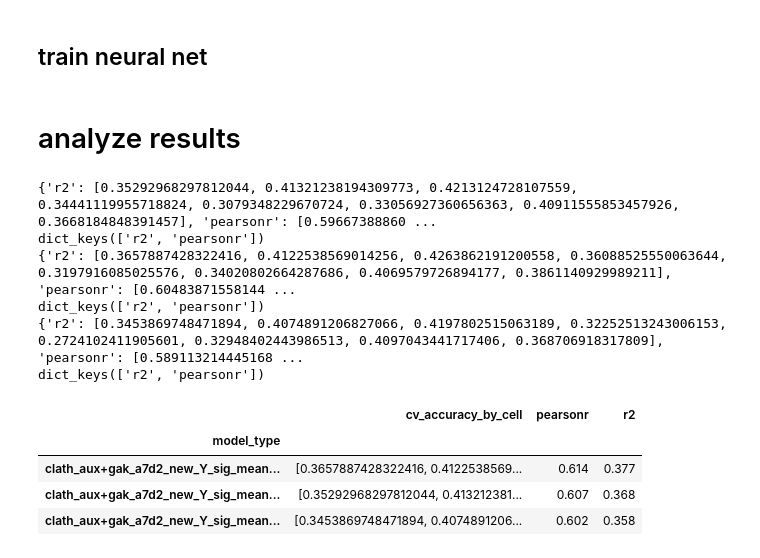
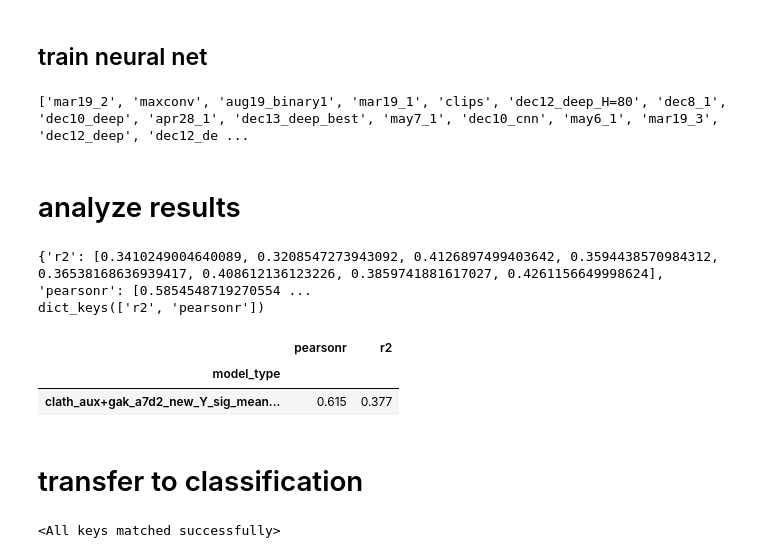
Before and after one commit to Yu-Group/molecular-partner-prediction, a Jupyter notebook: notebooks/08_deep_learning.ipynb, the cells around one changed output. Saved outputs shown, nothing was run; the diff lists cells and outputs as text; code cells hidden in the pictures.

Commit message:
add lstm model

```diff
--- a/notebooks/08_deep_learning.ipynb
+++ b/notebooks/08_deep_learning.ipynb
@@ -72,16 +82,19 @@ for dset in dsets:
 # %% [markdown]
 ## train neural net
 # %%
-# decide on architecture
-#out_dir = f'{DIR_RESULTS}/dec10_deep'
-out_dir = f'results/regression/deep_learning/Dec11'
+df_train = dfs[('clath_aux+gak_a7d2_new', 'train')]
+print(os.listdir(DIR_RESULTS))
+out_dir = f'{DIR_RESULTS}/dec13_deep_best'
+# out_dir = f'results/regression/deep_learning/Dec11'
+# %% [output]
+['mar19_2', 'maxconv', 'aug19_binary1', 'mar19_1', 'clips', 'dec12_deep_H=80', 'dec8_1', 'dec10_deep', 'apr28_1', 'dec13_deep_best', 'may7_1', 'dec10_cnn', 'may6_1', 'mar19_3', 'dec12_deep', 'dec12_de ...
 # %%
 os.makedirs(out_dir, exist_ok=True)
 outcome_def = 'Y_sig_mean_normalized'
 num_epochs = 100
 num_hidden = 40
-for model_type in ['nn_cnn', 'fcnn', 'nn_lstm']: # = 'nn_cnn' # 'nn_lstm', 'fcnn', 'nn_cnn', 'nn_attention'
-    train_reg.train_reg(df,
+for model_type in ['nn_lstm']: #['nn_cnn', 'fcnn', 'nn_lstm']: # = 'nn_cnn' # 'nn_lstm', 'fcnn', 'nn_cnn', 'nn_attention'
+    train_reg.train_reg(df_train,
                         feat_names=feat_names,
                         track_name='X_same_length_normalized',
                         model_type=model_type,
@@ -94,21 +107,23 @@ for model_type in ['nn_cnn', 'fcnn', 'nn_lstm']: # = 'nn_cnn' # 'nn_lstm', 'fcnn
 # %%
 results = train_reg.load_results(out_dir)
 r = results
 r = r[[k for k in r if not 'std' in k]]
 r = r[[k for k in r if not '_f' in k]]
 # r = r[r.index.str.contains('ros')] # only use random sampling
 r = r.sort_values(by=['r2'], ascending=False)
 # r.style.background_gradient(cmap='viridis', axis=None) # all values on same cmap
-r
+r[['pearsonr', 'r2']]
 # %% [output]
-{'r2': [0.35292968297812044, 0.41321238194309773, 0.4213124728107559, 0.34441119955718824, 0.3079348229670724, 0.33056927360656363, 0.40911555853457926, 0.3668184848391457], 'pearsonr': [0.59667388860 ...
+{'r2': [0.3410249004640089, 0.3208547273943092, 0.4126897499403642, 0.3594438570984312, 0.36538168636939417, 0.408612136123226, 0.3859741881617027, 0.4261156649998624], 'pearsonr': [0.5854548719270554 ...
 dict_keys(['r2', 'pearsonr'])
-{'r2': [0.3657887428322416, 0.4122538569014256, 0.4263862191200558, 0.36088525550063644, 0.3197916085025576, 0.34020802664287686, 0.4069579726894177, 0.3861140929989211], 'pearsonr': [0.60483871558144 ...
-dict_keys(['r2', 'pearsonr'])
-{'r2': [0.3453869748471894, 0.4074891206827066, 0.4197802515063189, 0.32252513243006153, 0.2724102411905601, 0.32948402443986513, 0.4097043441717406, 0.368706918317809], 'pearsonr': [0.589113214445168 ...
-dict_keys(['r2', 'pearsonr'])
-|  | cv_accuracy_by_cell | pearsonr | r2 |
-| model_type |  |  |  |
-| clath_aux+gak_a7d2_new_Y_sig_mean... | [0.3657887428322416, 0.4122538569... | 0.614 | 0.377 |
-| clath_aux+gak_a7d2_new_Y_sig_mean... | [0.35292968297812044, 0.413212381... | 0.607 | 0.368 |
-| clath_aux+gak_a7d2_new_Y_sig_mean... | [0.3453869748471894, 0.4074891206... | 0.602 | 0.358 |
+|  | pearsonr | r2 |
+| model_type |  |  |
+| clath_aux+gak_a7d2_new_Y_sig_mean... | 0.615 | 0.377 |
+# %% [markdown]
+# transfer to classification
+# %%
+results = pkl.load(open('../models/clath_aux+gak_a7d2_new_Y_sig_mean_normalized_nn_lstm_100_40.pkl', 'rb'))
+dnn = neural_networks.neural_net_sklearn(D_in=40, H=40, p=17, arch='lstm')
+dnn.model.load_state_dict(results['model_state_dict'])
+# %% [output]
+<All keys matched successfully>
```
Also changed, not shown: parts of 3 cells of this notebook, 3 other files.
